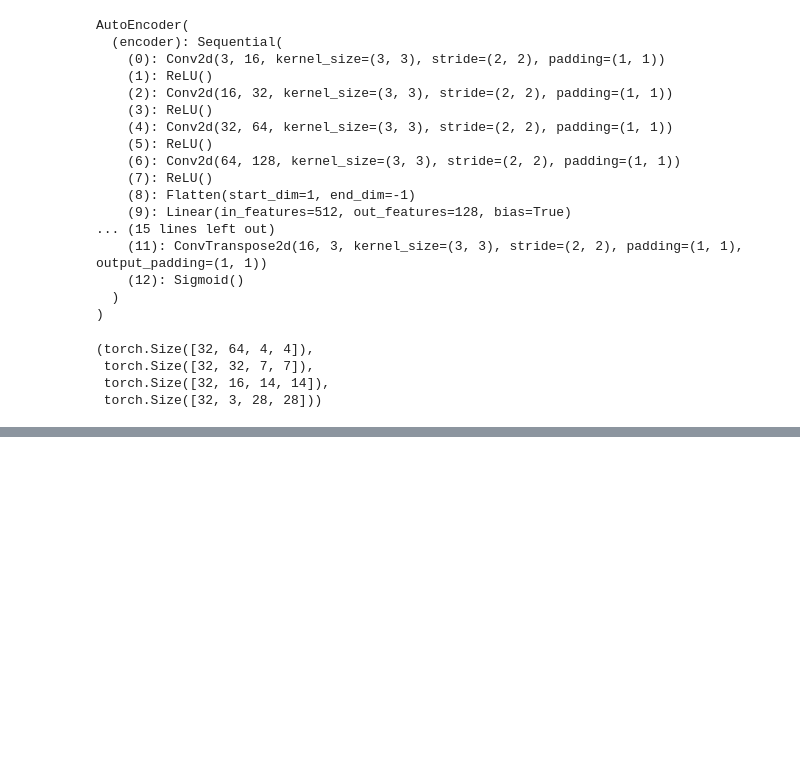
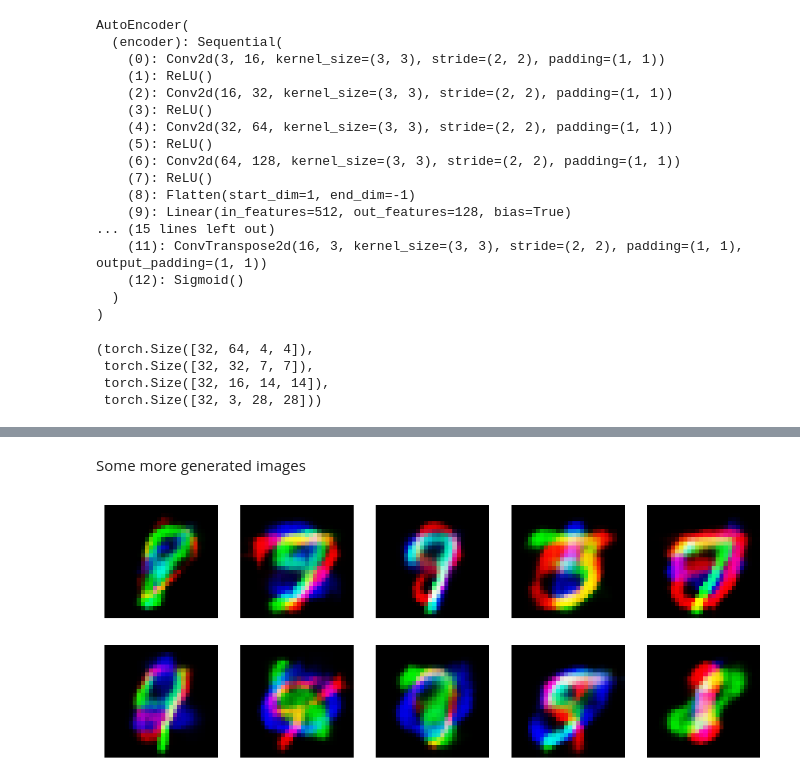
Before and after one commit to mikkeldah/IT3030---Deep-Learning, a Jupyter notebook: Project 3 - Deep Generative Models/ae_rgb_generator.ipynb, the cells around one changed output, grey strips where cells are left out. Cells and saved outputs as stored; diff of their text form; code cells hidden in the pictures; blank space fills up the shorter version.

```diff
--- a/Project 3 - Deep Generative Models/ae_rgb_generator.ipynb
+++ b/Project 3 - Deep Generative Models/ae_rgb_generator.ipynb
@@ -172,0 +173,18 @@ Clipping input data to the valid range for imshow with RGB data ([0..1] for floa
+# %% [markdown]
+Some more generated images
+# %%
+with torch.no_grad():
+    # Create a figure with 5 horizontally arranged subplots
+    fig, axs = plt.subplots(2, 5, figsize=(10, 4), dpi=150)
+
+    n = 0
+    for i in range(2):
+        for j in range(5):
+            axs[i, j].imshow(generated_images[n].permute(1, 2, 0))
+            axs[i, j].axis("off")
+            n += 1
+
+
+    plt.show()
+# %% [output]
+[figure, added]
```
Also changed, not shown: parts of 9 cells of this notebook, 7 other files.
